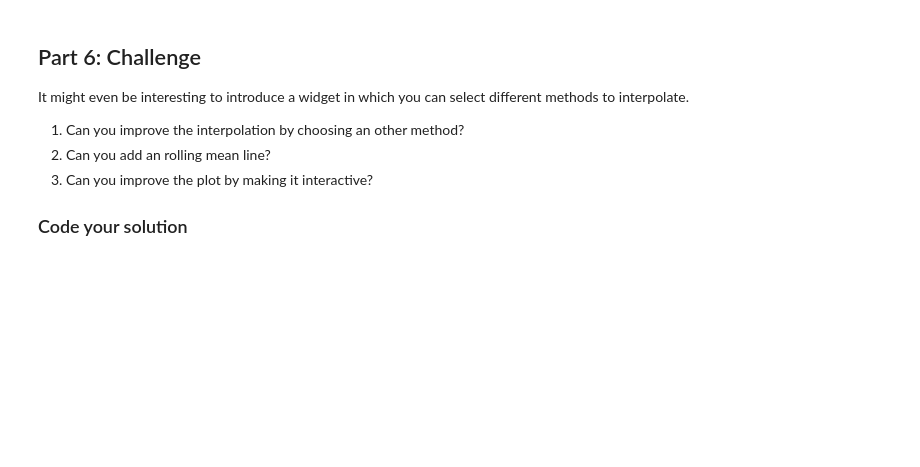
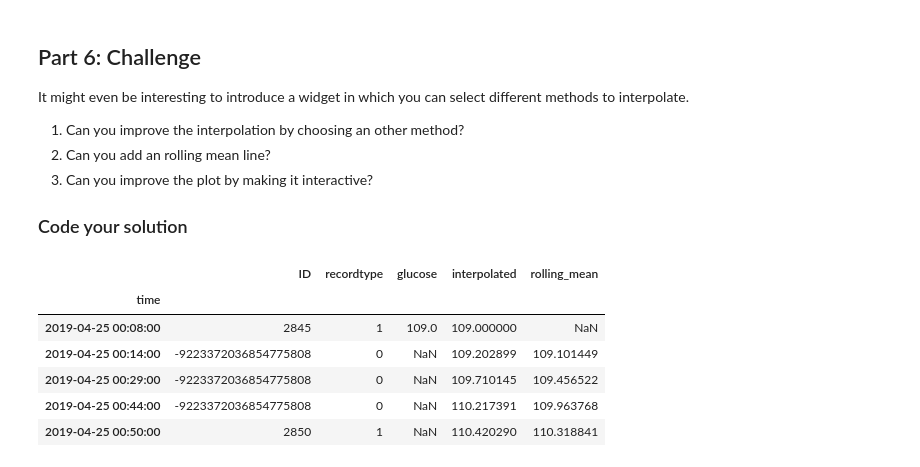
Before and after one commit to shshossain/BFVM19PROG1, a Jupyter notebook: assessments/Assignment_week_02.ipynb, the cells around one changed output. Drawn from its saved outputs; the diff is of its cells as text; code cells hidden in the pictures; blank space fills up the shorter version.

```diff
--- a/assessments/Assignment_week_02.ipynb
+++ b/assessments/Assignment_week_02.ipynb
@@ -319,0 +325,15 @@ It might even be interesting to introduce a widget in which you can select diffe
+# %%
+#CODE YOUR SOLUTION HERE
+
+import numpy as np
+
+df['rolling_mean'] = df['interpolated'].rolling(window=2).mean()
+df.head()
+# %% [output]
+|  | ID | recordtype | glucose | interpolated | rolling_mean |
+| time |  |  |  |  |  |
+| 2019-04-25 00:08:00 | 2845 | 1 | 109.0 | 109.000000 | NaN |
+| 2019-04-25 00:14:00 | -9223372036854775808 | 0 | NaN | 109.202899 | 109.101449 |
+| 2019-04-25 00:29:00 | -9223372036854775808 | 0 | NaN | 109.710145 | 109.456522 |
+| 2019-04-25 00:44:00 | -9223372036854775808 | 0 | NaN | 110.217391 | 109.963768 |
+| 2019-04-25 00:50:00 | 2850 | 1 | NaN | 110.420290 | 110.318841 |
```
Also changed, not shown: parts of 8 cells of this notebook.
